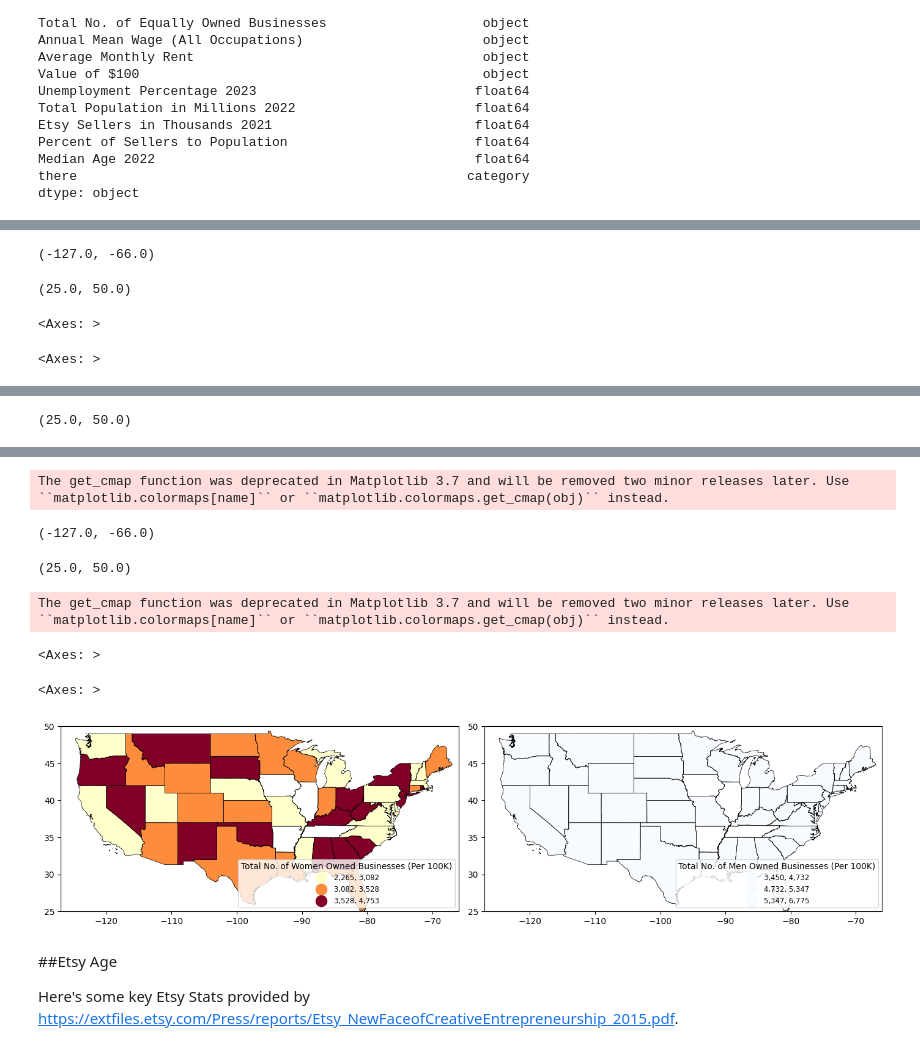
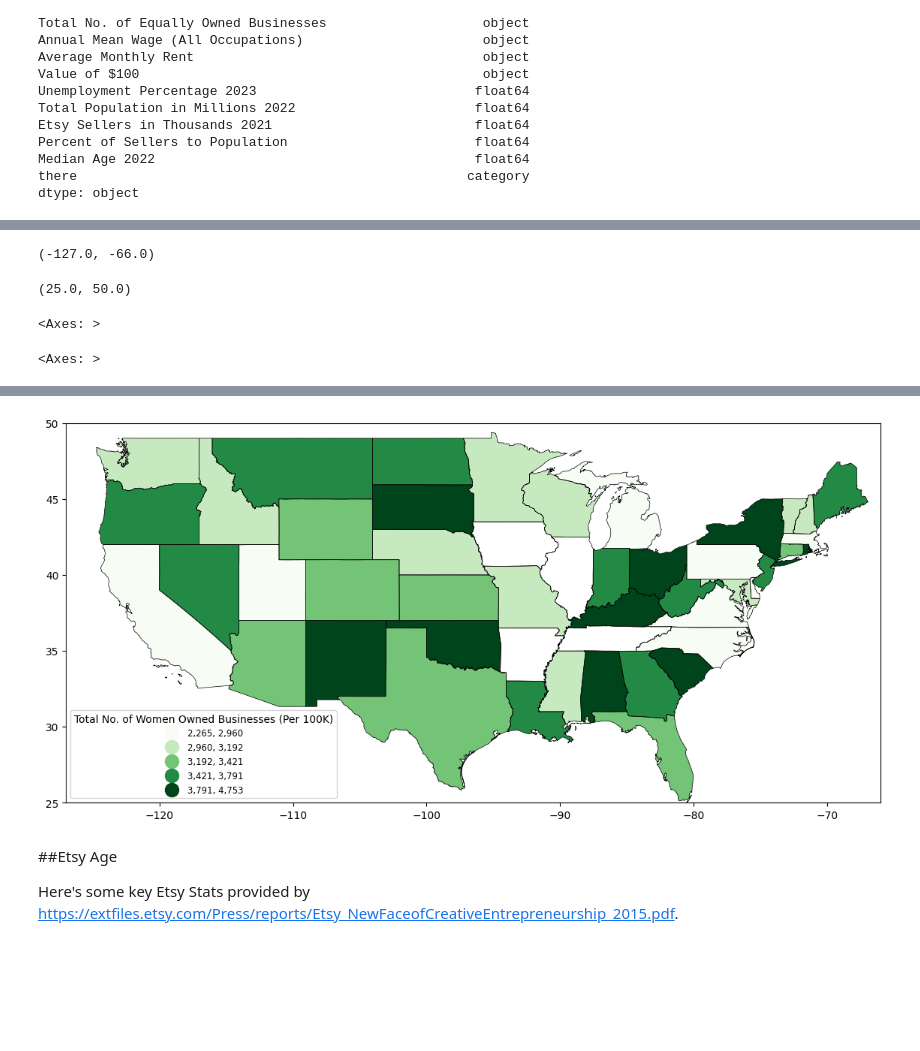
Before and after one commit to khagerthey/GIS, a Jupyter notebook: PS4.ipynb, the cells around one changed output, grey strips where cells are left out. Drawn from its saved outputs; the diff is of its cells as text; code cells hidden in the pictures; blank space fills up the shorter version.

```diff
--- a/PS4.ipynb
+++ b/PS4.ipynb
@@ -417,9 +417,9 @@ Score.org has reported, "According to the Census Bureau’s Annual Business Surv
 
 Link: https://www.score.org/resource/blog-post/are-women-owned-businesses-successful-male-owned-businesses#:~:text=Women%20own%2075%25%20of%20businesses,women%20own%2025%25%20of%20them.
 # %%
-m_w_business = pd.read_csv("https://raw.githubusercontent.com/khagerthey/GIS/main/2021us_states_most_women_owned_businesses.csv", skiprows=[0])
+m_w_biz = pd.read_csv("https://raw.githubusercontent.com/khagerthey/GIS/main/2021us_states_most_women_owned_businesses.csv", skiprows=[0])
 
-m_w_business.columns = ['US State',
+m_w_biz.columns = ['US State',
 'Total No. of Women Owned Businesses',
 'Total No. of Women Owned Businesses (Per 100K)',
 'Total No. of Men Owned Businesses',
@@ -428,6 +428,7 @@ m_w_business.columns = ['US State',
 'Gap Between Men & Women Owned Businesses (Per 100K)',
 'Total No. of Equally Owned Businesses']
 
+m_w_business = m_w_biz
 m_w_business
 #Data based on 2021 Data from The U.S. Small Business Administration Office of Advocacy
 # %% [output]
@@ -495,16 +496,3 @@ Percent of Sellers to Population                        float64
 Median Age 2022                                         float64
 there                                                  category
 dtype: object
-# %%
-# Check for problematic values in the Men's Businesses column
-men_businesses_column = business_states["Total No. of Men Owned Businesses (Per 100K)"]
-
-# Print unique values in the Men's Businesses column
-print("Unique values in Men's Businesses column:")
-print(men_businesses_column.unique())
-
-# Replace commas and convert to numeric
-business_states["Total No. of Men Owned Businesses (Per 100K)"] = pd.to_numeric(men_businesses_column.str.replace(',', ''), errors='coerce')
-
-# Check for missing values after conversion
-print("Number of missing values in Men's Businesses column after conversion:", business_states["Total No. of Men Owned Businesses (Per 100K)"].isnull().sum())
@@ -529,66 +539,25 @@ from mpl_toolkits.axes_grid1 import make_axes_locatable
 # Assuming business_states is the DataFrame with the relevant columns for mapping
 # Ensure that the state names are consistent in both DataFrames
 business_states["Total No. of Women Owned Businesses (Per 100K)"] = pd.to_numeric(business_states["Total No. of Women Owned Businesses (Per 100K)"].str.replace(',', ''), errors='coerce')
-business_states["Total No. of Men Owned Businesses (Per 100K)"] = pd.to_numeric(business_states["Total No. of Men Owned Businesses (Per 100K)"].str.replace(',', ''), errors='coerce')
+#business_states["Total No. of Men Owned Businesses (Per 100K)"] = pd.to_numeric(business_states["Total No. of Men Owned Businesses (Per 100K)"].str.replace(',', ''), errors='coerce')
 
 # Assuming continental_map_data is the GeoDataFrame for mapping
 plot_map = continental_map_data.join(business_states)
 
-fig, (ax1, ax2) = plt.subplots(1, 2, figsize=(14, 8))
+fig, ax1 = plt.subplots(1, 1, figsize=(14, 8))
 
 # Set xlim and ylim for the continental US
 ax1.set_xlim(-127, -66)
 ax1.set_ylim(25, 50)
 
-# Women-owned Businesses Map
+# Men-owned Businesses Map
 plot_map.boundary.plot(ax=ax1, edgecolor='black', linewidth=0.5)
-plot_map.plot(ax=ax1, column='Total No. of Women Owned Businesses (Per 100K)', legend=True, cmap='YlOrRd', scheme='quantiles', k=3,
-              legend_kwds={"fmt": "{:,.0f}", 'loc': 'lower right', 'title_fontsize': 'medium',
-                           'fontsize': 'small', 'markerscale': 1.4, 'title': 'Total No. of Women Owned Businesses (Per 100K)'})
+plot_map.plot(ax=ax1, column='Total No. of Women Owned Businesses (Per 100K)', cmap='Greens', scheme='quantiles', k=5,
+              legend=True, legend_kwds={"fmt": "{:,.0f}", 'loc': 'lower left', 'title_fontsize': 'medium',
+                                       'fontsize': 'small', 'markerscale': 1.4, 'title': 'Total No. of Women Owned Businesses (Per 100K)'})
 
 # Your existing code for ax1 styling
 # ...
-
-# Set xlim and ylim for the continental US
-ax2.set_xlim(-127, -66)
-ax2.set_ylim(25, 50)
-
-# Create a custom colormap for Men-owned Businesses
-custom_cmap = plt.cm.get_cmap('Blues', 3)
-
-# Print min and max values of the Men's Businesses column
-print("Min Men's Businesses:", plot_map['Total No. of Men Owned Businesses (Per 100K)'].min())
-print("Max Men's Businesses:", plot_map['Total No. of Men Owned Businesses (Per 100K)'].max())
-
-# Normalize the values for the Men-owned Businesses
-norm = plt.Normalize(plot_map['Total No. of Men Owned Businesses (Per 100K)'].min(),
-                    plot_map['Total No. of Men Owned Businesses (Per 100K)'].max())
-
-# Set xlim and ylim for the continental US
-ax2.set_xlim(-127, -66)
-ax2.set_ylim(25, 50)
-
-# Create a custom colormap for Men-owned Businesses
-custom_cmap = plt.cm.get_cmap('Blues', 3)
-
-# Normalize the values for the Men-owned Businesses
-norm = plt.Normalize(business_states['Total No. of Men Owned Businesses (Per 100K)'].min(),
-                    business_states['Total No. of Men Owned Businesses (Per 100K)'].max())
-
-# Men-owned Businesses Map
-plot_map.boundary.plot(ax=ax2, edgecolor='black', linewidth=0.5)
-plot_map.plot(ax=ax2, column='Total No. of Men Owned Businesses (Per 100K)', legend=True, cmap=custom_cmap, norm=norm, scheme='quantiles', k=3,
-              legend_kwds={"fmt": "{:,.0f}", 'loc': 'lower right', 'title_fontsize': 'medium',
-                           'fontsize': 'small', 'markerscale': 1.4, 'title': 'Total No. of Men Owned Businesses (Per 100K)'})
-
-# Your existing code for ax2 styling
-# ...
-
-# Adjust spacing between subplots
-plt.tight_layout()
-
-# Show the plots
-plt.show()
 # %% [output]
 (-127.0, -66.0)
 (25.0, 50.0)
@@ -598 +565,0 @@ plt.show()
-(25.0, 50.0)
@@ -601,10 +566,4 @@ Max Men's Businesses: 6775.0
-The get_cmap function was deprecated in Matplotlib 3.7 and will be removed two minor releases later. Use ``matplotlib.colormaps[name]`` or ``matplotlib.colormaps.get_cmap(obj)`` instead.
-(-127.0, -66.0)
-(25.0, 50.0)
-The get_cmap function was deprecated in Matplotlib 3.7 and will be removed two minor releases later. Use ``matplotlib.colormaps[name]`` or ``matplotlib.colormaps.get_cmap(obj)`` instead.
-<Axes: >
-<Axes: >
-[figure, old version]
+[figure, new version]
 # %% [markdown]
 ##Etsy Age
 
```
Also changed, not shown: parts of 3 cells of this notebook.
